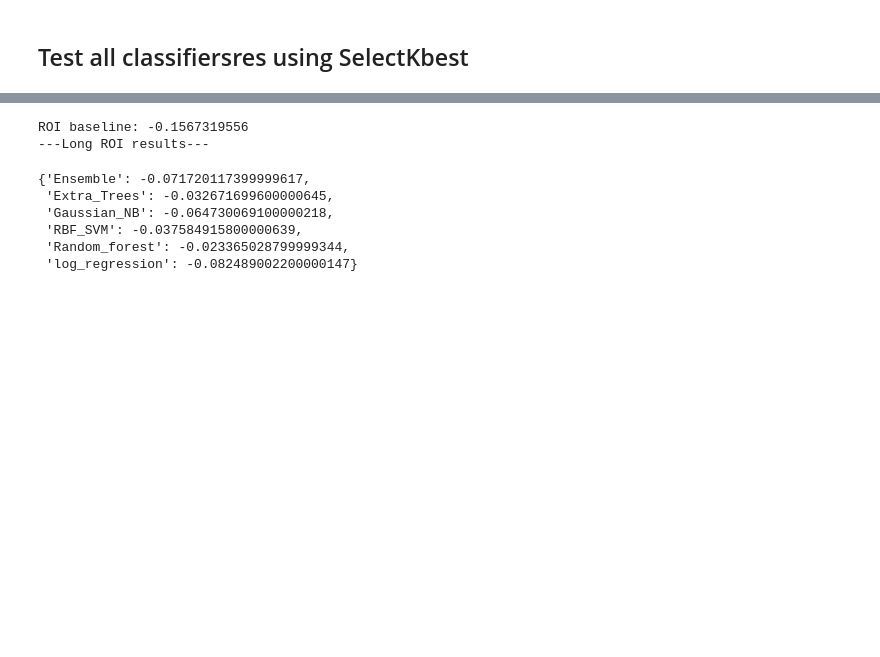
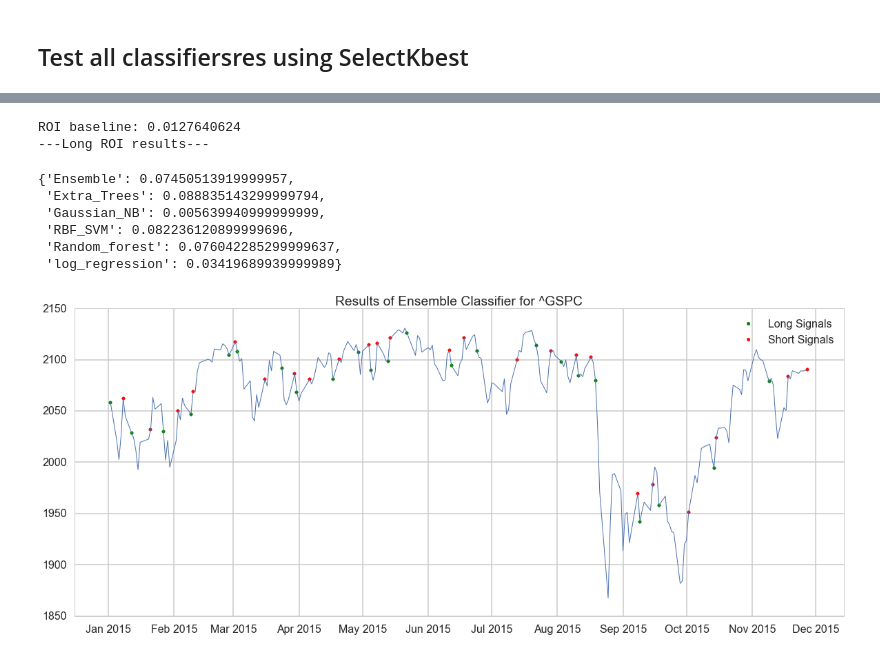
Before and after one commit to ygauthie/CS109_Project, a Jupyter notebook: RFE/SelectBK_Yvan.ipynb, the cells around one changed output, grey strips where cells are left out. Saved outputs shown, nothing was run; the diff lists cells and outputs as text; code cells hidden in the pictures; blank space fills up the shorter version.

Commit message:
Ensemble

```diff
--- a/RFE/SelectBK_Yvan.ipynb
+++ b/RFE/SelectBK_Yvan.ipynb
@@ -243,8 +239,8 @@ def evaluate(clf):
     df_pred['result_baseline'] = np.ones(df_pred.shape[0])
     _,_,ROI_base,_,_ = evaluate_profit(df_pred, startdate, enddate, 10000, 'result_baseline', 'close', False, [1])
     _,_,ROI_long,_,_ = evaluate_profit(df_pred, startdate, enddate, 10000, 'pred_result', 'close', False, [1])
-    _,_,ROI_lgst,_,_ = evaluate_profit(df_pred, startdate, enddate, 10000, 'pred_result', 'close', False, [1,0])
-    return training_accuracy, test_accuracy, ROI_base, ROI_long, ROI_lgst
+    _,_,ROI_lgst,_,signals = evaluate_profit(df_pred, startdate, enddate, 10000, 'pred_result', 'close', False, [1,0])
+    return training_accuracy, test_accuracy, ROI_base, ROI_long, ROI_lgst, signals
 
 def print_result(clfpipe):
     print "Number of features: {0}".format(clfpipe.get_params()['selectk__k'])
@@ -272,13 +269,16 @@ from sklearn.metrics import f1_score
 max_number_featrues = 20
 Long_ROI_result={}
 Test_set_accuracies={}
+scoring_func="accuracy"
+
+
 print "#############====================== Log Regression =====================#############"
 selectk = SelectKBest(score_func=f_regression)
 pipeLR = Pipeline([('selectk', selectk), ('LR', LogisticRegression(penalty="l1"))])
 pipeLR, _,_,_,_  = do_classify(pipeLR, {"selectk__k":range(1,max_number_featrues+1),
                                         "LR__C": [1e-3, 1e-2, 1e-1, 1, 1e2],
                                         "LR__random_state": [111]},
-                               dftouse,lcols, u'results',1, reuse_split=reuse_split)
+                               dftouse,lcols, u'results',1, reuse_split=reuse_split,score_func=scoring_func)
 
 print pipeLR.get_params()['LR__C']
 print_result(pipeLR)
@@ -441,13 +441,29 @@ Test_set_accuracies
 # %%
-print "ROI baseline: {0}".format(evaluate(pipeGB)[2])
+print "ROI baseline: {0}".format(evaluate(pipeNB)[2])
 print "---Long ROI results---"
 Long_ROI_result
 # %% [output]
-ROI baseline: -0.1567319556
+ROI baseline: 0.0127640624
 ---Long ROI results---
-{'Ensemble': -0.071720117399999617,
- 'Extra_Trees': -0.032671699600000645,
- 'Gaussian_NB': -0.064730069100000218,
- 'RBF_SVM': -0.037584915800000639,
- 'Random_forest': -0.023365028799999344,
- 'log_regression': -0.082489002200000147}
+{'Ensemble': 0.07450513919999957,
+ 'Extra_Trees': 0.088835143299999794,
+ 'Gaussian_NB': 0.005639940999999999,
+ 'RBF_SVM': 0.082236120899999696,
+ 'Random_forest': 0.076042285299999637,
+ 'log_regression': 0.03419689939999989}
+# %%
+def plot_signal(model, title):
+    fig, (ax0) = plt.subplots(nrows=1, ncols=1, figsize=(20, 8))
+    ax0.plot(df.date[~mask], df.close[~mask], lw=1)
+    short_days=zip(*evaluate(pipeLR)[5][0])[0]
+    short_prices=zip(*evaluate(pipeLR)[5][0])[1]
+    long_days=zip(*evaluate(pipeLR)[5][1])[0]
+    long_prices=zip(*evaluate(pipeLR)[5][1])[1]
+    ax0.scatter(long_days, long_prices, color='g', label="Long Signals")
+    ax0.scatter(short_days, short_prices, color='r', label="Short Signals")
+    ax0.legend(frameon=False, loc='upper right')
+    ax0.set_title(title)
+
+plot_signal(pipeLR, 'Results of Ensemble Classifier for '+ticker)
+# %% [output]
+[figure, added]
```
Also changed, not shown: parts of 15 cells of this notebook, 1 other file.
